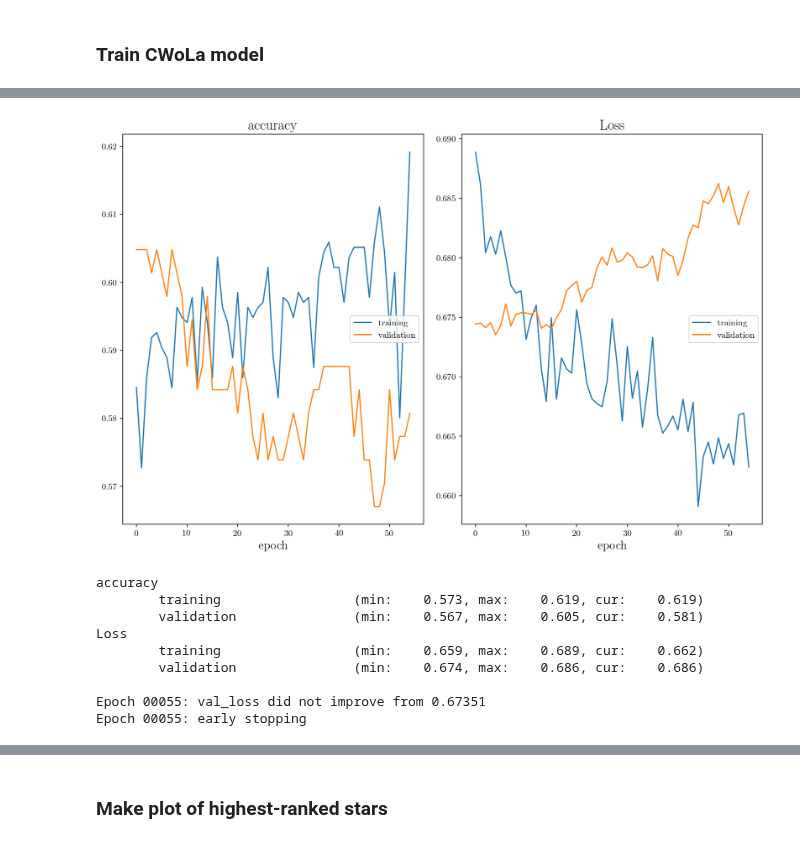
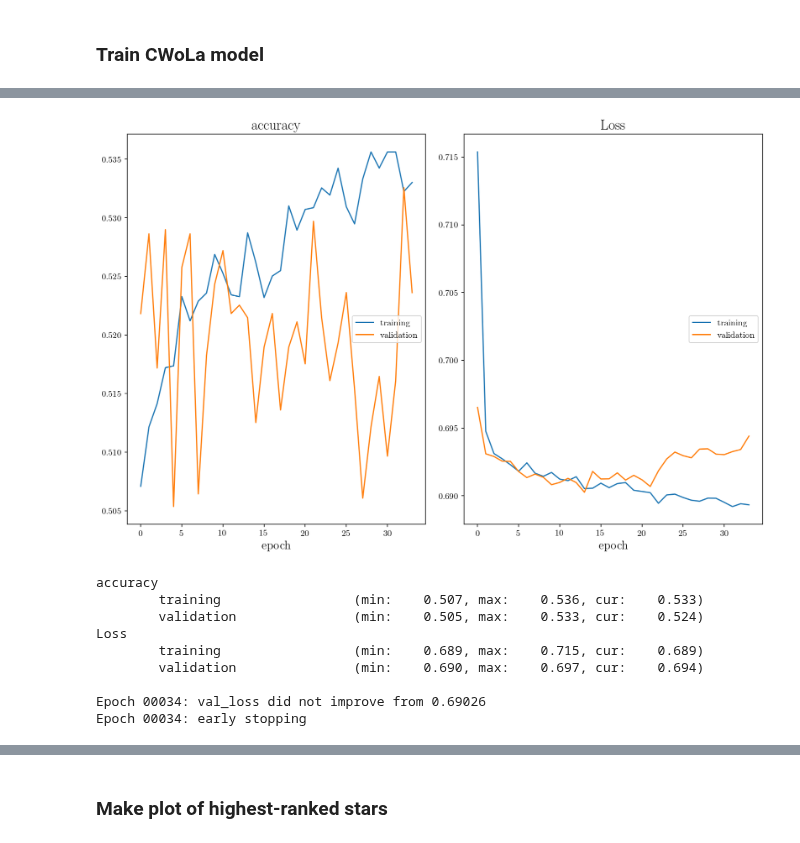
Before and after one commit to hep-lbdl/GaiaCWoLa, a Jupyter notebook: Finding_Mock_Stream.ipynb, the cells around one changed output, grey strips where cells are left out. Drawn from its saved outputs; the diff is of its cells as text; code cells hidden in the pictures.

```diff
--- a/Finding_Mock_Stream.ipynb
+++ b/Finding_Mock_Stream.ipynb
@@ -65,7 +71,7 @@ print("Before reduction, stream stars make up {:.3f}% of the dataset.".format(10
 # %% [output]
 Before reduction, stream stars make up 0.032% of the dataset.
 # %%
-fraction = 0.9
-events_to_drop = np.random.choice(df[df.stream == False].index, int(fraction*n_bkg), replace=False)
-df = df.drop(events_to_drop)
-print("After reduction, stream stars make up {:.3f}% of the dataset.".format(100*n_sig/len(df)))
+# fraction = 0.25
+# events_to_drop = np.random.choice(df[df.stream == False].index, int(fraction*n_bkg), replace=False)
+# df = df.drop(events_to_drop)
+# print("After reduction, stream stars make up {:.3f}% of the dataset.".format(100*n_sig/len(df)))
@@ -129,11 +144,11 @@ Now we'll define the signal & sideband regions for this variable:
 # %%
 df_slice = df[(df.μ_δ > 2) & (df.μ_δ < 5.5)]
-df_slice['label'] = np.where(((df_slice.μ_δ > 3) & (df_slice.μ_δ < 4.5)), 1, 0)
+df_slice['label'] = np.where(((df_slice.μ_δ > 3) & (df_slice.μ_δ < 5)), 1, 0)
 
 plt.figure(figsize=(4,3))
 bins = np.linspace(0,8,100)
-plt.hist(df_slice[df_slice.label == 1].μ_δ,bins=bins,color="crimson",label="Signal Region")
-plt.hist(df_slice[df_slice.label == 0].μ_δ,bins=bins,color="lightgray",label="Sideband Region")
+plt.hist(df_slice[df_slice.label == 1].μ_δ,bins=bins,color="dodgerblue",label="Signal Region")
+plt.hist(df_slice[df_slice.label == 0].μ_δ,bins=bins,color="orange",label="Sideband Region")
 plt.legend(frameon=False)
 plt.xlabel(r"$\mu_\delta$ [$\mu$as/year]")
 plt.ylabel("Counts");
@@ -147,7 +174,7 @@ See the caveats in the documentation: https://pandas.pydata.org/pandas-docs/stab
 # %% [markdown]
 ### Prepare datasets for training
 # %%
-training_vars = ['α','δ','μ_α','b','g']
+training_vars = ['μ_α','δ','α','mag','color']
 
 # 70/15/15 train/validate/test split
 train, validate, test = np.split(df_slice.sample(frac=1), [int(.7*len(df_slice)), int(.85*len(df_slice))])
@@ -164,25 +191,27 @@ x_val = sc.transform(x_val)
 # %% [markdown]
 ### Train CWoLa model
 # %%
+save_name = "best_weights_mock_stream"
+
 model = Sequential()
-layer_size = 32
+layer_size = 64
 dropout = 0.2
 l2_reg = 1e-2
 model.add(Dense(layer_size, input_dim=len(training_vars), activation='relu',
-#                activity_regularizer=regularizers.l2(l2_reg)
+               activity_regularizer=regularizers.l2(l2_reg)
                ))
 model.add(Dropout(dropout))
 model.add(Dense(layer_size, activation='relu',
-#                activity_regularizer=regularizers.l2(l2_reg)
+               activity_regularizer=regularizers.l2(l2_reg)
                ))
 model.add(Dropout(dropout))
 model.add(Dense(layer_size, activation='relu',
-#                activity_regularizer=regularizers.l2(l2_reg)
+               activity_regularizer=regularizers.l2(l2_reg)
                ))
 model.add(Dropout(dropout))
 model.add(Dense(1, activation='sigmoid'))
 model.compile(loss='binary_crossentropy',
               optimizer='adam',
               metrics=['accuracy'])
-model.summary()
+# model.summary()
 # %% [output]
@@ -223,33 +235,33 @@ _________________________________________________________________
 # %%
 # stops if val_loss doesn't improve for [patience] straight epochs
 early_stopping = callbacks.EarlyStopping(monitor='val_loss',
-                                         patience=50,
+                                         patience=20,
                                          verbose=1)
 
 # saves weights from the epoch with lowest val_loss
-checkpoint = callbacks.ModelCheckpoint("best_weights_mock_stream.h5",
+checkpoint = callbacks.ModelCheckpoint(save_name+".h5",
                                        monitor='val_loss',
                                        mode='auto',
                                        verbose=1,
                                        save_best_only=True,
                                        save_weights_only=True)
 
 history = model.fit(x_train, y_train,
                     epochs=200,
                     batch_size=32,
                     validation_data=(x_val,y_val),
                     callbacks = [PlotLossesCallback(),
                                 checkpoint,
                                 early_stopping]
                    )
 # %% [output]
-[figure, old version]
+[figure, new version]
 accuracy
-        training                 (min:    0.573, max:    0.619, cur:    0.619)
-        validation               (min:    0.567, max:    0.605, cur:    0.581)
+        training                 (min:    0.507, max:    0.536, cur:    0.533)
+        validation               (min:    0.505, max:    0.533, cur:    0.524)
 Loss
-        training                 (min:    0.659, max:    0.689, cur:    0.662)
-        validation               (min:    0.674, max:    0.686, cur:    0.686)
+        training                 (min:    0.689, max:    0.715, cur:    0.689)
+        validation               (min:    0.690, max:    0.697, cur:    0.694)
 
-Epoch 00055: val_loss did not improve from 0.67351
-Epoch 00055: early stopping
+Epoch 00034: val_loss did not improve from 0.69026
+Epoch 00034: early stopping
```
Also changed, not shown: parts of 22 cells of this notebook.
